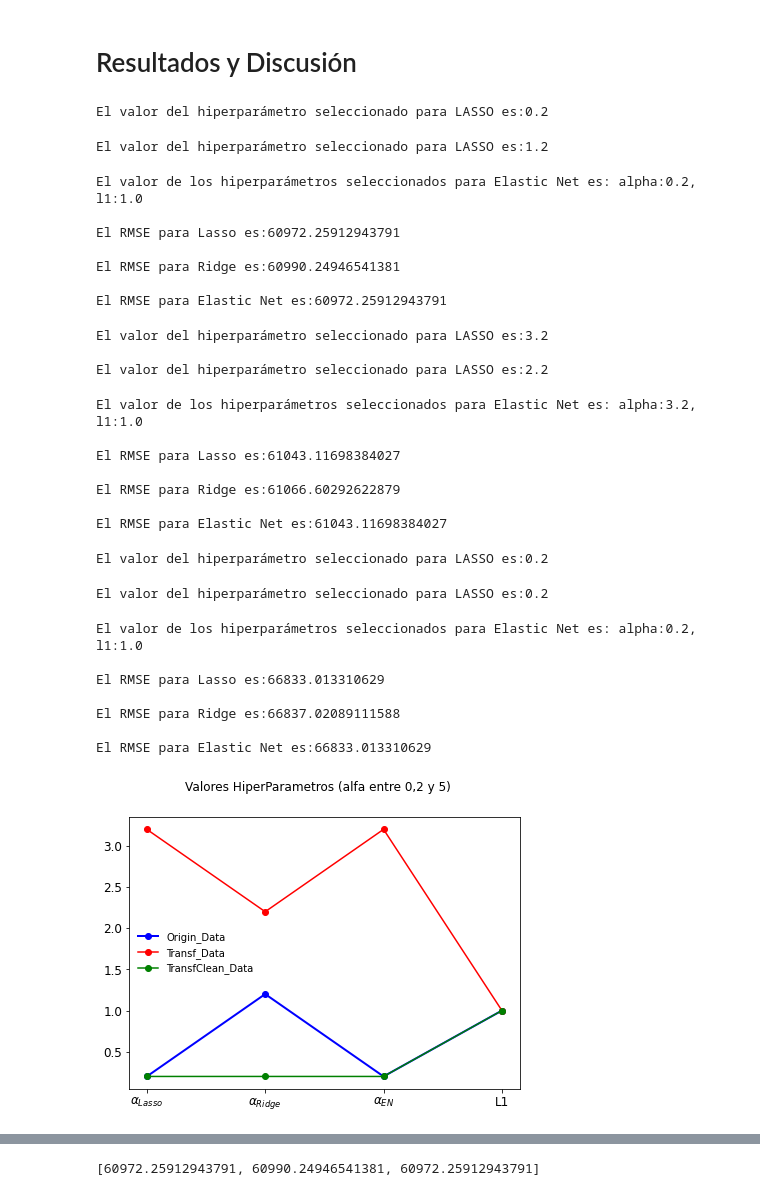
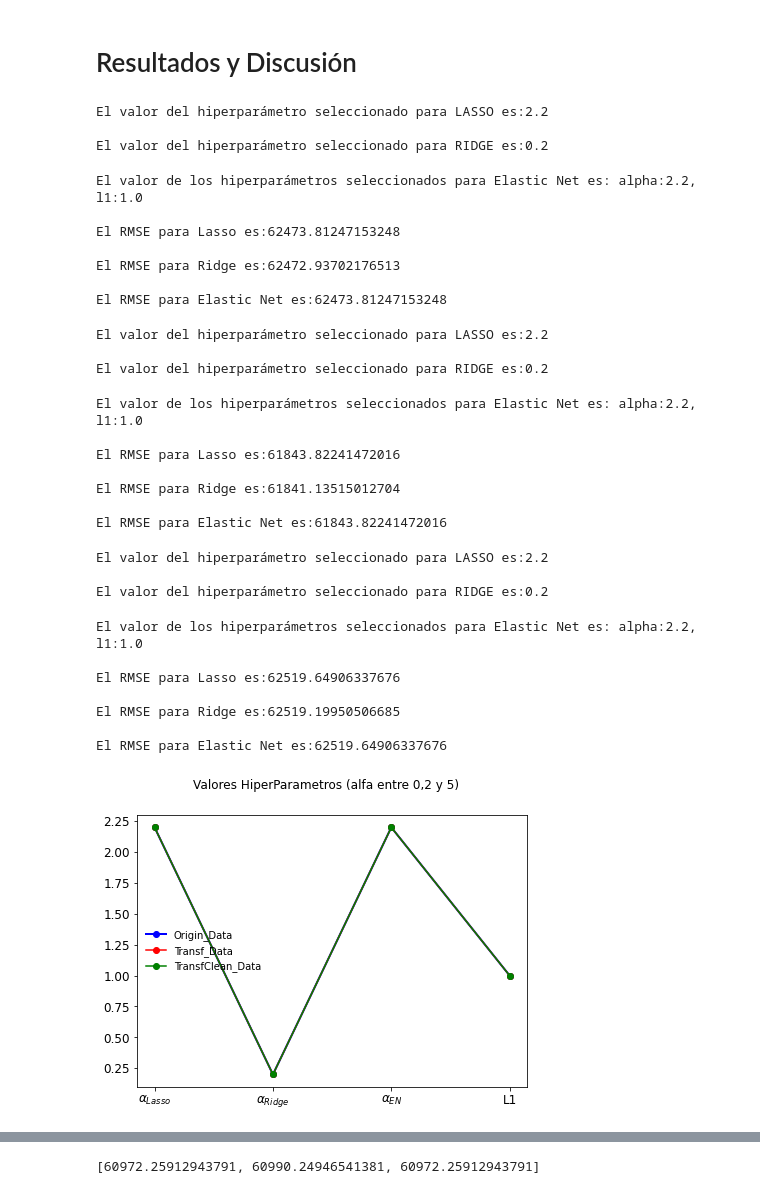
Before and after one commit to kugelblitz1235/Tp1-Reconocimiento-de-patrones, a Jupyter notebook: Informe1.ipynb, the cells around one changed output, grey strips where cells are left out. Saved outputs shown, nothing was run; the diff lists cells and outputs as text; code cells hidden in the pictures.

Commit message:
pruebas outliers y alphas

```diff
--- a/Informe1.ipynb
+++ b/Informe1.ipynb
@@ -208,7 +210,7 @@ with sns.axes_style("white"):
 # %% [markdown]
 ## Remover outliers
 # %%
-lof = LocalOutlierFactor(contamination=0.4)
+lof = LocalOutlierFactor(contamination=0.2)
 
 #primero saco los nans
 dataSet_withoutnan = housing.dropna().copy()
@@ -548,8 +542,7 @@ def finalizacionDeProcesamiento_drop(data_prepared, df_extra_attr):
     names = ['longitude', 'latitude', 'housing_median_age', 'total_rooms',
            'total_bedrooms', 'population', 'households', 'median_income',
             'rooms_per_household','population_per_household', 'bedrooms_per_room']
-    namesToDrop = ['population', 'households', 'total_rooms', 'total_bedrooms',
-                   'bedrooms_per_room', 'rooms_per_household']
+    namesToDrop = [ 'households', 'total_rooms', 'total_bedrooms','population_per_household']
 
     data_corr = pd.DataFrame(
         combined_data,
@@ -591,7 +584,7 @@ def models(train, train_labels, test, test_labels):
     #LASSO
 
     #búsqueda de hiperpatámetro
-    alphaValues = selectValuesForHyperparameter(0.2, 5, 1)
+    alphaValues = selectValuesForHyperparameter(0.2, 10, 0.5)
     lasso_params = {'alpha':alphaValues}
     lasso = linear_model.Lasso(max_iter=5000)
     clf_lasso = GridSearchCV(lasso, lasso_params, cv=10,
@@ -624,7 +617,7 @@ def models(train, train_labels, test, test_labels):
                                         scoring='neg_mean_squared_error',
                                         return_train_score=True)
     clf_ridge.fit(train, train_labels)
-    print('El valor del hiperparámetro seleccionado para LASSO es:'+str(clf_ridge.best_params_['alpha'])+'\n')
+    print('El valor del hiperparámetro seleccionado para RIDGE es:'+str(clf_ridge.best_params_['alpha'])+'\n')
 
     #train
     ridge = linear_model.RidgeCV(alphas=[clf_ridge.best_params_['alpha']],
@@ -677,58 +670,60 @@ def models(train, train_labels, test, test_labels):
 # 1
 rmse_lasso_1, alp_lasso_1, rmse_ridge_1, alp_ridge_1, rmse_elastic_1, alp_elastic_1, l1_elastic_1 =models(data_train_notTransf, train_labels, data_test_notTransf, test_labels)
 # %% [output]
-El valor del hiperparámetro seleccionado para LASSO es:0.2
+El valor del hiperparámetro seleccionado para LASSO es:2.2
+
+El valor del hiperparámetro seleccionado para RIDGE es:0.2
-El valor del hiperparámetro seleccionado para LASSO es:1.2
+El valor de los hiperparámetros seleccionados para Elastic Net es: alpha:2.2, l1:1.0
+
+El RMSE para Lasso es:62473.81247153248
+
+El RMSE para Ridge es:62472.93702176513
+
+El RMSE para Elastic Net es:62473.81247153248
-El valor de los hiperparámetros seleccionados para Elastic Net es: alpha:0.2, l1:1.0
-
-El RMSE para Lasso es:60972.25912943791
-
-El RMSE para Ridge es:60990.24946541381
-
-El RMSE para Elastic Net es:60972.25912943791
 # %%
 # 2
 rmse_lasso_2, alp_lasso_2, rmse_ridge_2, alp_ridge_2, rmse_elastic_2, alp_elastic_2, l1_elastic_2=models(train_transf, train_labels, test_transf, test_labels)
 # %% [output]
-El valor del hiperparámetro seleccionado para LASSO es:3.2
+El valor del hiperparámetro seleccionado para LASSO es:2.2
 
-El valor del hiperparámetro seleccionado para LASSO es:2.2
+El valor del hiperparámetro seleccionado para RIDGE es:0.2
-El valor de los hiperparámetros seleccionados para Elastic Net es: alpha:3.2, l1:1.0
+El valor de los hiperparámetros seleccionados para Elastic Net es: alpha:2.2, l1:1.0
 
-El RMSE para Lasso es:61043.11698384027
+El RMSE para Lasso es:61843.82241472016
 
-El RMSE para Ridge es:61066.60292622879
+El RMSE para Ridge es:61841.13515012704
 
-El RMSE para Elastic Net es:61043.11698384027
+El RMSE para Elastic Net es:61843.82241472016
 # %%
 # 3 Dropped
 rmse_lasso_3, alp_lasso_3, rmse_ridge_3, alp_ridge_3, rmse_elastic_3, alp_elastic_3, l1_elastic_3=models(data_train_dropped, train_labels, data_test_dropped, test_labels)
 # %% [output]
-El valor del hiperparámetro seleccionado para LASSO es:0.2
+El valor del hiperparámetro seleccionado para LASSO es:2.2
+
+El valor del hiperparámetro seleccionado para RIDGE es:0.2
-El valor del hiperparámetro seleccionado para LASSO es:0.2
+El valor de los hiperparámetros seleccionados para Elastic Net es: alpha:2.2, l1:1.0
+
+El RMSE para Lasso es:62519.64906337676
+
+El RMSE para Ridge es:62519.19950506685
+
+El RMSE para Elastic Net es:62519.64906337676
-El valor de los hiperparámetros seleccionados para Elastic Net es: alpha:0.2, l1:1.0
-
-El RMSE para Lasso es:66833.013310629
-
-El RMSE para Ridge es:66837.02089111588
-
-El RMSE para Elastic Net es:66833.013310629
 # %%
 hiperParametros1=[alp_lasso_1, alp_ridge_1,alp_elastic_1,l1_elastic_1]
 hiperParametros2=[alp_lasso_2, alp_ridge_2,alp_elastic_2,l1_elastic_2]
 hiperParametros3=[alp_lasso_3, alp_ridge_3,alp_elastic_3,l1_elastic_3]
 nams=[r'$\alpha_{Lasso}$',r'$\alpha_{Ridge}$',r'$\alpha_{EN}$', 'L1']
 
 plt.figure(figsize=(7, 5))
 plt.plot(nams, (hiperParametros1), 'bo-', label='Origin_Data',linewidth=2)#np.log
 plt.plot(nams, (hiperParametros2), 'ro-', label='Transf_Data')#np.log
 plt.plot(nams, (hiperParametros3), 'go-', label='TransfClean_Data')#np.log
 plt.legend(loc='center left', frameon=False)
 plt.suptitle('Valores HiperParametros (alfa entre 0,2 y 5)')
-add_value_labels(ax)
+#add_value_labels(ax)
 plt.show()
 # %% [output]
-[figure, old version]
+[figure, new version]
 # %%
 names = ['RMSE Lasso', 'RMSE Ridge', 'RMSE Elastic Net']
 values1 = [rmse_lasso_1, rmse_ridge_1, rmse_elastic_1]
```
Also changed, not shown: parts of 17 cells of this notebook, 2 other files.
